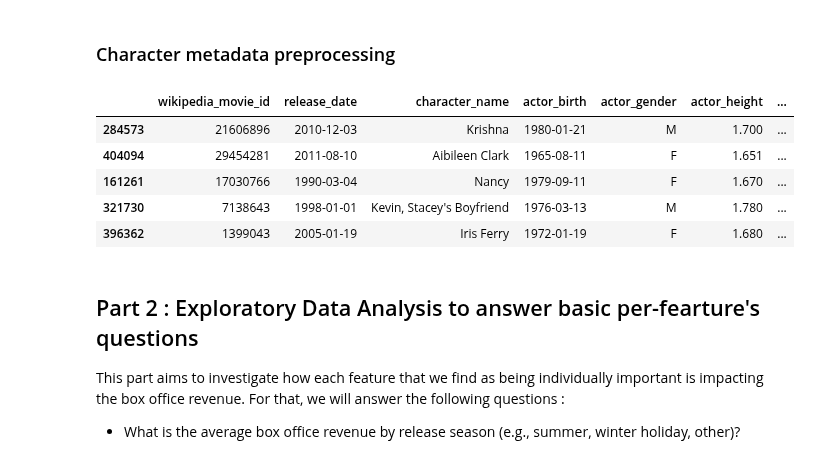
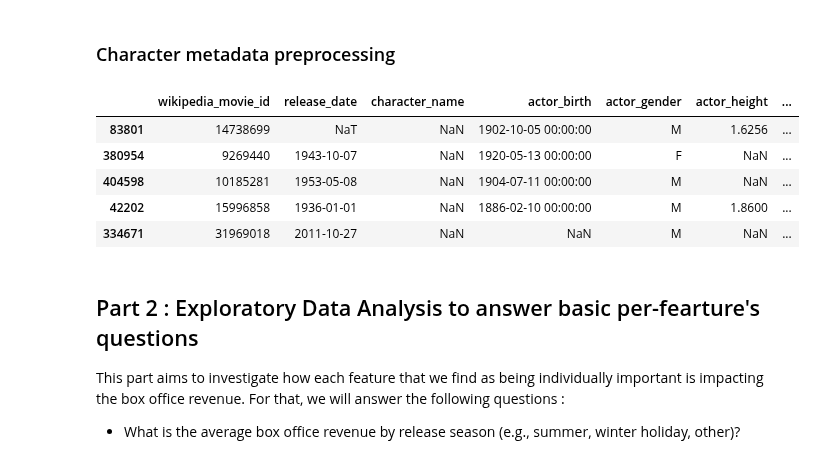
Before and after one commit to epfl-ada/ada-2024-project-awesometeam2024, a Jupyter notebook: results.ipynb, the cells around one changed output. Drawn from its saved outputs; the diff is of its cells as text; code cells hidden in the pictures.

Commit message:
Relation between characters and movies (incomplete, I'll be back later)

```diff
--- a/results.ipynb
+++ b/results.ipynb
@@ -219,29 +219,29 @@ See the caveats in the documentation: https://pandas.pydata.org/pandas-docs/stab
 # %%
 # Removing freebase (deprecated)
 if 'freebase_movie_id' in df_characters.columns:
     df_characters.drop(columns=['freebase_movie_id'], inplace=True)
 if 'freebase_character_actor_id' in df_characters.columns:
     df_characters.drop(columns=['freebase_character_actor_id'], inplace=True)
 if 'freebase_character_id' in df_characters.columns:
     df_characters.drop(columns=['freebase_character_id'], inplace=True)
 if 'freebase_actor_id' in df_characters.columns:
     df_characters.drop(columns=['freebase_actor_id'], inplace=True)
 
 # missing values
-df_characters = df_characters.dropna()
+#df_characters = df_characters.dropna()
 
 # Format release date
 df_characters['release_date'] = pd.to_datetime(df_characters['release_date'], errors='coerce')
 df_characters['actor_birth'] = pd.to_datetime(df_characters['actor_birth'], errors='coerce')
 
 df_characters.sample(5)
 # %% [output]
 |  | wikipedia_movie_id | release_date | character_name | actor_birth | actor_gender | actor_height | ... |
-| 284573 | 21606896 | 2010-12-03 | Krishna | 1980-01-21 | M | 1.700 | ... |
-| 404094 | 29454281 | 2011-08-10 | Aibileen Clark | 1965-08-11 | F | 1.651 | ... |
-| 161261 | 17030766 | 1990-03-04 | Nancy | 1979-09-11 | F | 1.670 | ... |
-| 321730 | 7138643 | 1998-01-01 | Kevin, Stacey's Boyfriend | 1976-03-13 | M | 1.780 | ... |
-| 396362 | 1399043 | 2005-01-19 | Iris Ferry | 1972-01-19 | F | 1.680 | ... |
+| 83801 | 14738699 | NaT | NaN | 1902-10-05 00:00:00 | M | 1.6256 | ... |
+| 380954 | 9269440 | 1943-10-07 | NaN | 1920-05-13 00:00:00 | F | NaN | ... |
+| 404598 | 10185281 | 1953-05-08 | NaN | 1904-07-11 00:00:00 | M | NaN | ... |
+| 42202 | 15996858 | 1936-01-01 | NaN | 1886-02-10 00:00:00 | M | 1.8600 | ... |
+| 334671 | 31969018 | 2011-10-27 | NaN | NaN | M | NaN | ... |
 # %% [markdown]
 ## Part 2 : Exploratory Data Analysis to answer basic per-fearture's questions
 
```
Also changed, not shown: parts of 5 cells of this notebook, 1 other file.
